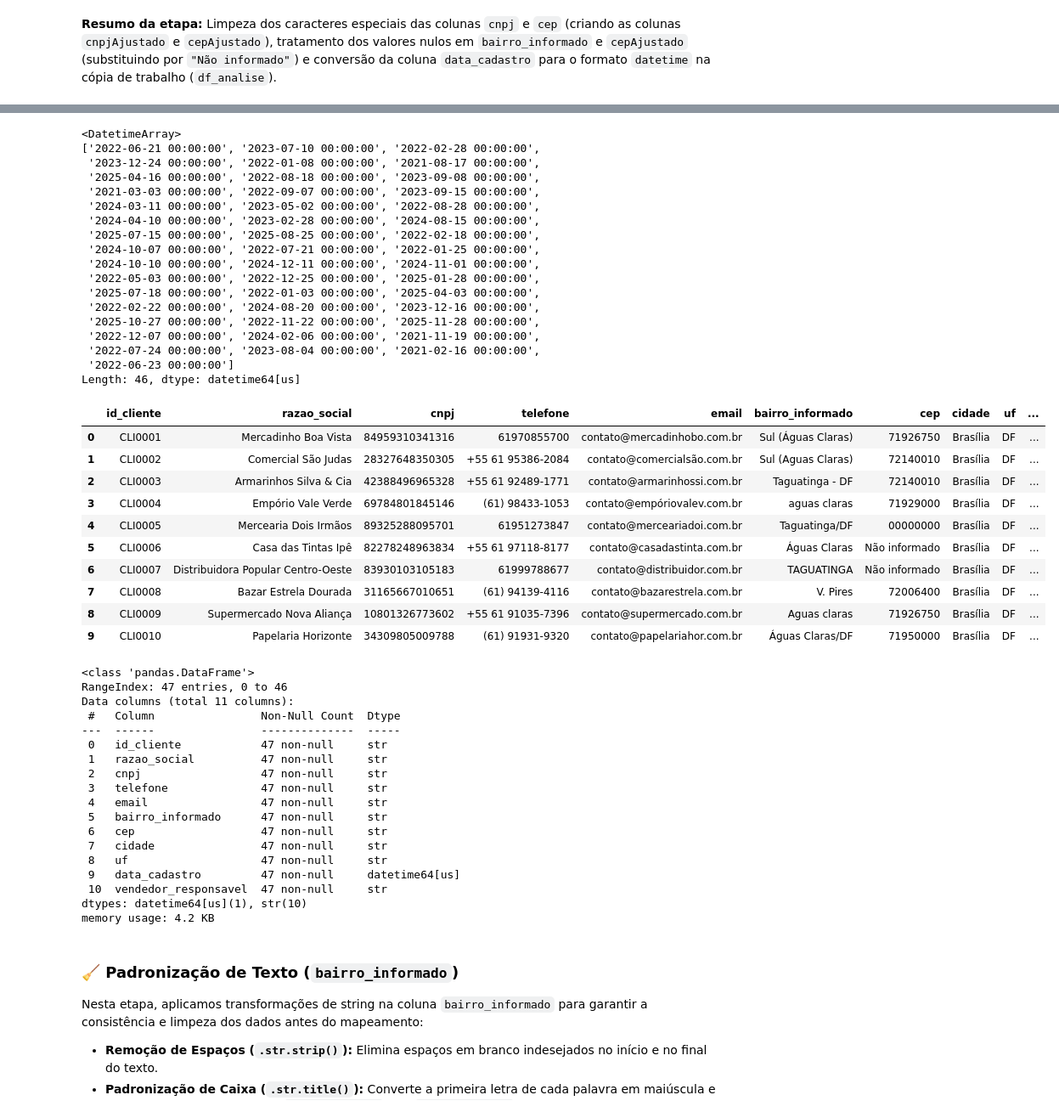
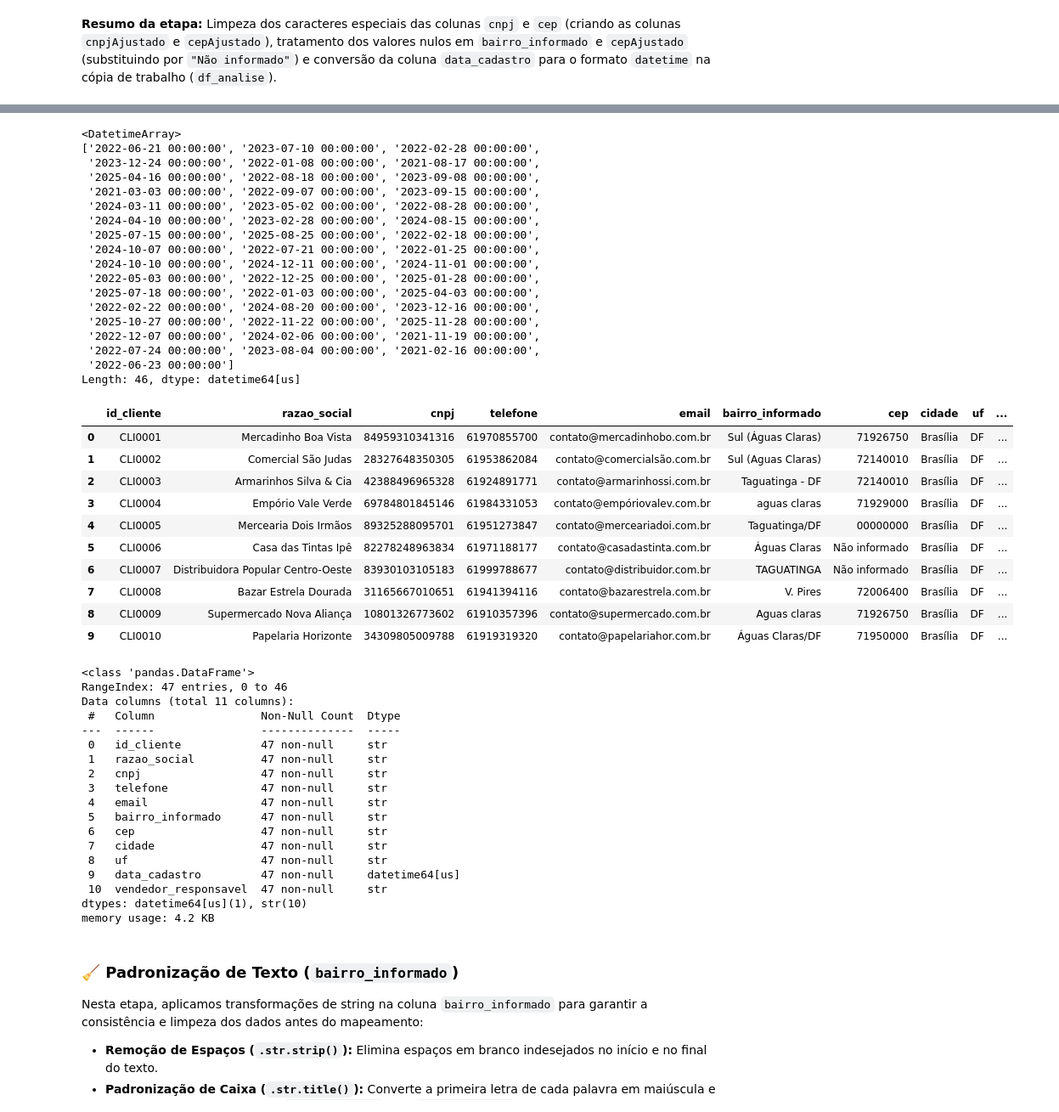
Before and after one commit to phxdablio/projeto-integrador-2026, a Jupyter notebook: etl/processarDados.ipynb, the cells around one changed output, grey strips where cells are left out. Shown at 85% size. Saved outputs shown, nothing was run; the diff lists cells and outputs as text; code cells hidden in the pictures.

Commit message:
tratando telefone

```diff
--- a/etl/processarDados.ipynb
+++ b/etl/processarDados.ipynb
@@ -75,7 +75,12 @@ Nesta etapa do pipeline, tratamos as inconsistências e os ruídos encontrados n
 # %%
 display(df_clientes['cnpj']) # coluna cnpj do dataframe
 
+
+# Garante que é string, remove o '+55' ou '55' apenas se estiver no início da linha
+df_clientes['telefone'] = df_clientes['telefone'].astype(str).str.replace(r'^\+?55', '', regex=True)
+
 # remove caracteres não numéricos da coluna cnpj e cria uma nova coluna
+df_clientes['telefone'] = df_clientes['telefone'].str.replace(r'\D', '', regex=True)
 df_clientes['cnpj'] = df_clientes['cnpj'].str.replace(r'\D', '', regex=True)
 df_clientes['cep'] = df_clientes['cep'].str.replace(r'\D', '', regex=True)
 
@@ -104,42 +109,42 @@ df_analise.info() # mostra informações do dataframe df_analise para confirmar
 7     31.165.667/0106-51
 8     10.801.326/7736-02
 9     34.309.805/0097-88
 10    93.990.916/9985-43
 11    79.911.838/4251-35
 ... (32 lines left out)
 44    47.451.712/3685-16
 45    37.098.593/1746-12
 46    82.675.869/2617-96
 Name: cnpj, dtype: str
 <DatetimeArray>
 ['2022-06-21 00:00:00', '2023-07-10 00:00:00', '2022-02-28 00:00:00',
  '2023-12-24 00:00:00', '2022-01-08 00:00:00', '2021-08-17 00:00:00',
  '2025-04-16 00:00:00', '2022-08-18 00:00:00', '2023-09-08 00:00:00',
  '2021-03-03 00:00:00', '2022-09-07 00:00:00', '2023-09-15 00:00:00',
  '2024-03-11 00:00:00', '2023-05-02 00:00:00', '2022-08-28 00:00:00',
  '2024-04-10 00:00:00', '2023-02-28 00:00:00', '2024-08-15 00:00:00',
  '2025-07-15 00:00:00', '2025-08-25 00:00:00', '2022-02-18 00:00:00',
  '2024-10-07 00:00:00', '2022-07-21 00:00:00', '2022-01-25 00:00:00',
  '2024-10-10 00:00:00', '2024-12-11 00:00:00', '2024-11-01 00:00:00',
  '2022-05-03 00:00:00', '2022-12-25 00:00:00', '2025-01-28 00:00:00',
  '2025-07-18 00:00:00', '2022-01-03 00:00:00', '2025-04-03 00:00:00',
  '2022-02-22 00:00:00', '2024-08-20 00:00:00', '2023-12-16 00:00:00',
  '2025-10-27 00:00:00', '2022-11-22 00:00:00', '2025-11-28 00:00:00',
  '2022-12-07 00:00:00', '2024-02-06 00:00:00', '2021-11-19 00:00:00',
  '2022-07-24 00:00:00', '2023-08-04 00:00:00', '2021-02-16 00:00:00',
  '2022-06-23 00:00:00']
 Length: 46, dtype: datetime64[us]
 |  | id_cliente | razao_social | cnpj | telefone | email | bairro_informado | cep | cidade | uf | ... |
 | 0 | CLI0001 | Mercadinho Boa Vista | 84959310341316 | 61970855700 | contato@mercadinhobo.com.br | Sul (Águas Claras) | 71926750 | Brasília | DF | ... |
-| 1 | CLI0002 | Comercial São Judas | 28327648350305 | +55 61 95386-2084 | contato@comercialsão.com.br | Sul (Aguas Claras) | 72140010 | Brasília | DF | ... |
-| 2 | CLI0003 | Armarinhos Silva & Cia | 42388496965328 | +55 61 92489-1771 | contato@armarinhossi.com.br | Taguatinga - DF | 72140010 | Brasília | DF | ... |
-| 3 | CLI0004 | Empório Vale Verde | 69784801845146 | (61) 98433-1053 | contato@empóriovalev.com.br | aguas claras | 71929000 | Brasília | DF | ... |
+| 1 | CLI0002 | Comercial São Judas | 28327648350305 | 61953862084 | contato@comercialsão.com.br | Sul (Aguas Claras) | 72140010 | Brasília | DF | ... |
+| 2 | CLI0003 | Armarinhos Silva & Cia | 42388496965328 | 61924891771 | contato@armarinhossi.com.br | Taguatinga - DF | 72140010 | Brasília | DF | ... |
+| 3 | CLI0004 | Empório Vale Verde | 69784801845146 | 61984331053 | contato@empóriovalev.com.br | aguas claras | 71929000 | Brasília | DF | ... |
 | 4 | CLI0005 | Mercearia Dois Irmãos | 89325288095701 | 61951273847 | contato@merceariadoi.com.br | Taguatinga/DF | 00000000 | Brasília | DF | ... |
-| 5 | CLI0006 | Casa das Tintas Ipê | 82278248963834 | +55 61 97118-8177 | contato@casadastinta.com.br | Águas Claras | Não informado | Brasília | DF | ... |
+| 5 | CLI0006 | Casa das Tintas Ipê | 82278248963834 | 61971188177 | contato@casadastinta.com.br | Águas Claras | Não informado | Brasília | DF | ... |
 | 6 | CLI0007 | Distribuidora Popular Centro-Oeste | 83930103105183 | 61999788677 | contato@distribuidor.com.br | TAGUATINGA | Não informado | Brasília | DF | ... |
-| 7 | CLI0008 | Bazar Estrela Dourada | 31165667010651 | (61) 94139-4116 | contato@bazarestrela.com.br | V. Pires | 72006400 | Brasília | DF | ... |
-| 8 | CLI0009 | Supermercado Nova Aliança | 10801326773602 | +55 61 91035-7396 | contato@supermercado.com.br | Aguas claras | 71926750 | Brasília | DF | ... |
-| 9 | CLI0010 | Papelaria Horizonte | 34309805009788 | (61) 91931-9320 | contato@papelariahor.com.br | Águas Claras/DF | 71950000 | Brasília | DF | ... |
+| 7 | CLI0008 | Bazar Estrela Dourada | 31165667010651 | 61941394116 | contato@bazarestrela.com.br | V. Pires | 72006400 | Brasília | DF | ... |
+| 8 | CLI0009 | Supermercado Nova Aliança | 10801326773602 | 61910357396 | contato@supermercado.com.br | Aguas claras | 71926750 | Brasília | DF | ... |
+| 9 | CLI0010 | Papelaria Horizonte | 34309805009788 | 61919319320 | contato@papelariahor.com.br | Águas Claras/DF | 71950000 | Brasília | DF | ... |
 <class 'pandas.DataFrame'>
 RangeIndex: 47 entries, 0 to 46
 Data columns (total 11 columns):
```
